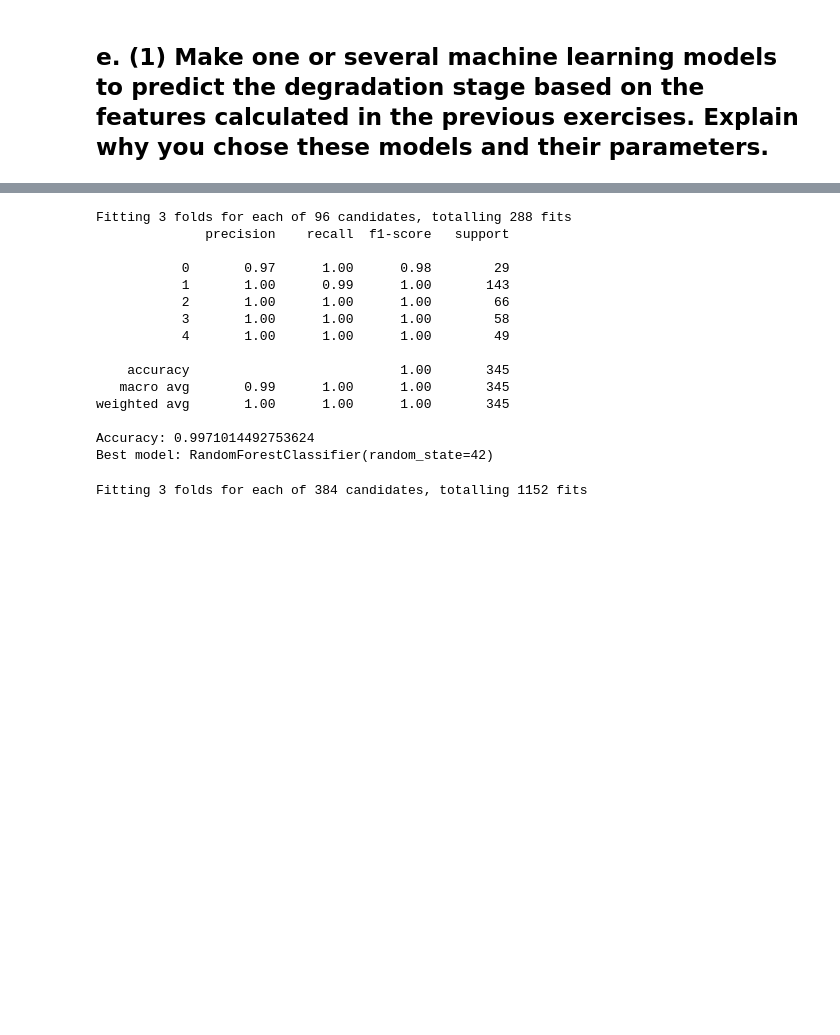
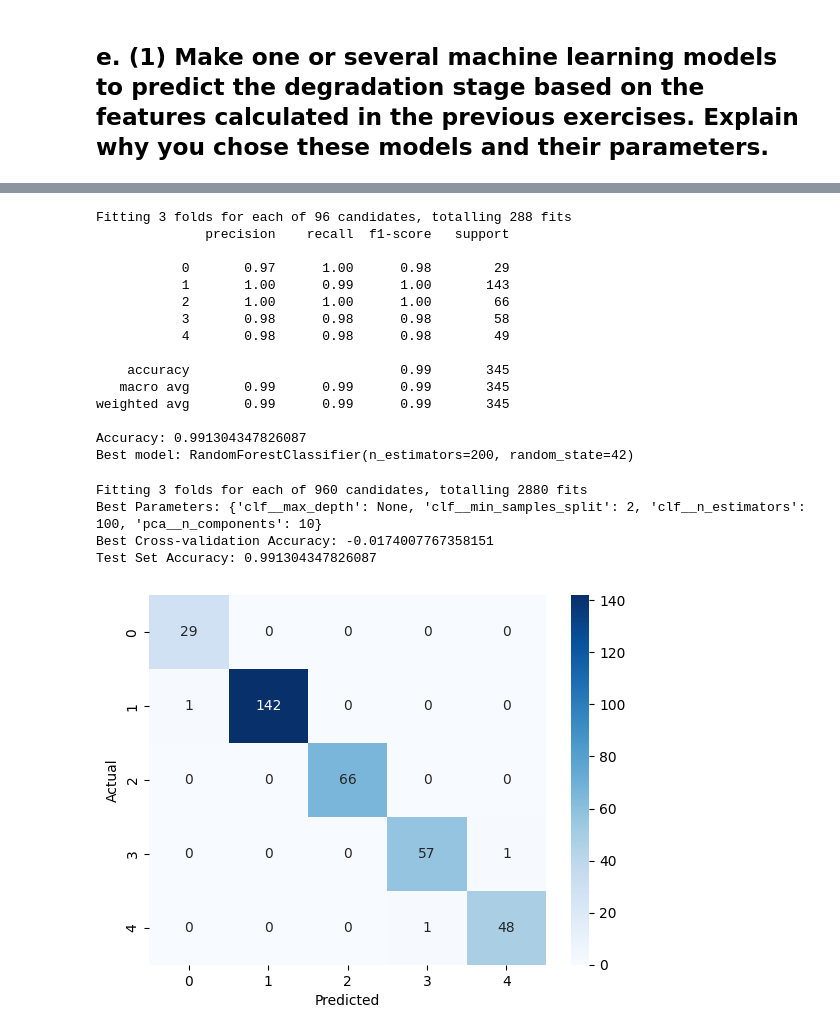
Before and after one commit to moniquechandra/DS8-FINAL, a Jupyter notebook: exercise_1.ipynb, the cells around one changed output, grey strips where cells are left out. Cells and saved outputs as stored; diff of their text form; code cells hidden in the pictures; blank space fills up the shorter version.

```diff
--- a/exercise_1.ipynb
+++ b/exercise_1.ipynb
@@ -279,3 +325,33 @@ Accuracy: 0.936231884057971
 # Therefore, it makes sense why these values are highly correlated.
 # %% [markdown]
 ## e. (1) Make one or several machine learning models to predict the degradation stage based on the features calculated in the previous exercises. Explain why you chose these models and their parameters.
+# %%
+# Since we dealt with many outliers in the data, we scale the data first.
+# Standardize the data
+scaler = StandardScaler()
+features_scaled = scaler.fit_transform(feature_df)
+
+# Apply PCA
+# grid_search = GridSearchCV(PCA(), param_grid={'n_components': np.arange(1, X.shape[1]+1)}, cv = 3, n_jobs = -1,
+#     verbose = 3, scoring = 'neg_mean_absolute_error')
+
+# grid_search.fit(X_train, y_train)
+# pca = grid_search.best_estimator_
+
+pca = PCA(n_components=10)
+features_reduced = pca.fit_transform(features_scaled)
+
+# Train-test split
+X_train, X_test, y_train, y_test = train_test_split(features_reduced, feature_df['b4_state'], test_size=0.2, random_state=42)
+# %%
+rf = RandomForestClassifier(max_depth=None, min_samples_split=2, n_estimators=100, random_state=42)
+
+rf.fit(X_train, y_train)
+y_pred = rf.predict(X_test)
+print(classification_report(y_test, y_pred))
+print('Accuracy:', accuracy_score(y_test, y_pred))
+# best_rf = rf.best_estimator_
+
+# print('Best hyperparameter(s):', rf.best_params_)
+# print('Best score:', rf.best_score_)
+# print('Best model:', best_rf)
@@ -289,7 +379,7 @@ gcv_rf = GridSearchCV(rf, param_grid={
     verbose=3, scoring = 'neg_mean_absolute_error')
 
 gcv_rf.fit(X_train, y_train)
-y_pred = RandomForestClassifier(n_estimators=10, random_state=42).fit(X_train, y_train).predict(X_test)
+y_pred = gcv_rf.predict(X_test)
 print(classification_report(y_test, y_pred))
 print('Accuracy:', accuracy_score(y_test, y_pred))
 
@@ -305,15 +395,15 @@ Fitting 3 folds for each of 96 candidates, totalling 288 fits
            0       0.97      1.00      0.98        29
            1       1.00      0.99      1.00       143
            2       1.00      1.00      1.00        66
-           3       1.00      1.00      1.00        58
-           4       1.00      1.00      1.00        49
+           3       0.98      0.98      0.98        58
+           4       0.98      0.98      0.98        49
 
-    accuracy                           1.00       345
-   macro avg       0.99      1.00      1.00       345
-weighted avg       1.00      1.00      1.00       345
+    accuracy                           0.99       345
+   macro avg       0.99      0.99      0.99       345
+weighted avg       0.99      0.99      0.99       345
 
-Accuracy: 0.9971014492753624
-Best model: RandomForestClassifier(random_state=42)
+Accuracy: 0.991304347826087
+Best model: RandomForestClassifier(n_estimators=200, random_state=42)
 # %%
 import numpy as np
 from sklearn.datasets import load_iris
@@ -323,9 +413,6 @@ from sklearn.pipeline import Pipeline
 from sklearn.preprocessing import StandardScaler
 from sklearn.ensemble import RandomForestClassifier
 from sklearn.metrics import accuracy_score
-
-# Split data into train and test sets
-X_train, X_test, y_train, y_test = train_test_split(X, y, test_size=0.2, random_state=42)
 
 # Create a pipeline with PCA and a classifier
 pipe = Pipeline([
@@ -341,7 +428,6 @@ param_grid = {
     'clf__max_depth': [None, 2, 4, 6, 8, 10],
     'clf__min_samples_split': [2, 10, 20, 40]}
 
-
 # Grid search cross-validation
 grid_search = GridSearchCV(pipe, param_grid=param_grid, cv = 3, n_jobs = -1,
     verbose=3, scoring = 'neg_mean_absolute_error')
@@ -357,4 +443,18 @@ y_pred = grid_search.predict(X_test)
 test_accuracy = accuracy_score(y_test, y_pred)
 print("Test Set Accuracy:", test_accuracy)
 # %% [output]
-Fitting 3 folds for each of 384 candidates, totalling 1152 fits
+Fitting 3 folds for each of 960 candidates, totalling 2880 fits
+Best Parameters: {'clf__max_depth': None, 'clf__min_samples_split': 2, 'clf__n_estimators': 100, 'pca__n_components': 10}
+Best Cross-validation Accuracy: -0.0174007767358151
+Test Set Accuracy: 0.991304347826087
+# %%
+from sklearn.metrics import confusion_matrix
+import seaborn as sns
+
+cm = confusion_matrix(y_test, y_pred)
+sns.heatmap(cm, annot=True, fmt='d', cmap='Blues')
+plt.xlabel('Predicted')
+plt.ylabel('Actual')
+plt.show()
+# %% [output]
+[figure, added]
```
Also changed, not shown: parts of 25 cells of this notebook, 2 other files.
